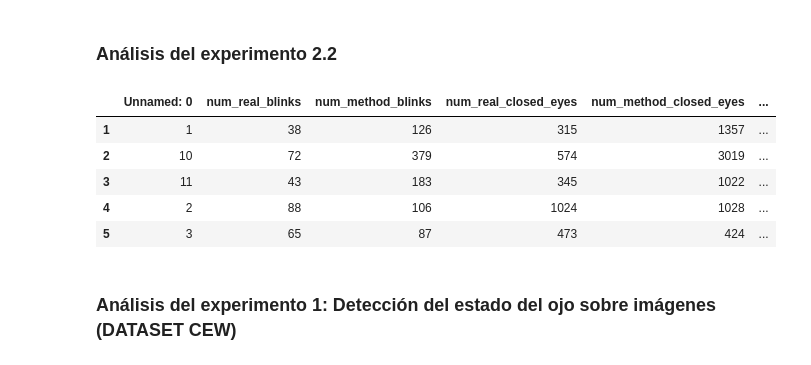
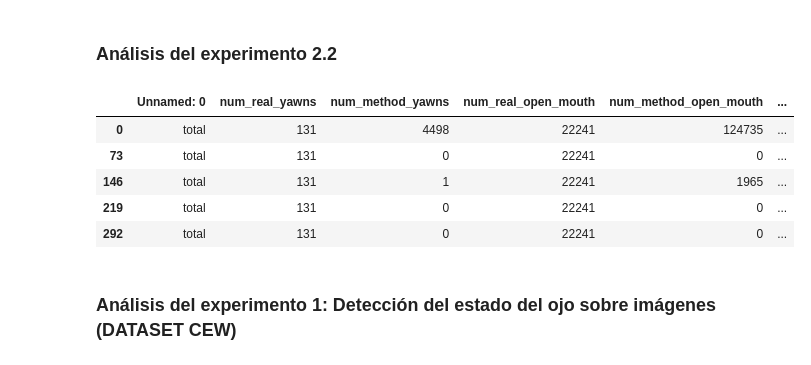
Before and after one commit to vidyc/Driver-Drowsiness-Detection-TFG, a Jupyter notebook: analisis_experimentos.ipynb, the cells around one changed output. Cells and saved outputs as stored; diff of their text form; code cells hidden in the pictures.

```diff
--- a/analisis_experimentos.ipynb
+++ b/analisis_experimentos.ipynb
@@ -194,17 +190,20 @@ plot.show()
 ### Análisis del experimento 2.2
 # %%
 experiment2_df = (
-    pd.read_csv("experiment2_dynamic2.csv").fillna(0)
+    pd.read_csv("experiment5_dynamic2.csv").fillna(0)
+
+        # pd.concat([pd.read_csv("experiment5_grayzone.csv").fillna(0),
+        #        pd.read_csv("experiment5_grayzone_extended.csv")])
 )
-experiment2_df = experiment2_df[experiment2_df["Unnamed: 0"] != "total"]
+experiment2_df = experiment2_df[experiment2_df["Unnamed: 0"] == "total"]
 experiment2_df.head()
 # %% [output]
-|  | Unnamed: 0 | num_real_blinks | num_method_blinks | num_real_closed_eyes | num_method_closed_eyes | ... |
-| 1 | 1 | 38 | 126 | 315 | 1357 | ... |
-| 2 | 10 | 72 | 379 | 574 | 3019 | ... |
-| 3 | 11 | 43 | 183 | 345 | 1022 | ... |
-| 4 | 2 | 88 | 106 | 1024 | 1028 | ... |
-| 5 | 3 | 65 | 87 | 473 | 424 | ... |
+|  | Unnamed: 0 | num_real_yawns | num_method_yawns | num_real_open_mouth | num_method_open_mouth | ... |
+| 0 | total | 131 | 4498 | 22241 | 124735 | ... |
+| 73 | total | 131 | 0 | 22241 | 0 | ... |
+| 146 | total | 131 | 1 | 22241 | 1965 | ... |
+| 219 | total | 131 | 0 | 22241 | 0 | ... |
+| 292 | total | 131 | 0 | 22241 | 0 | ... |
 # %%
 method_list = list(experiment2_df["method"].unique())
 method_df_list = []
```
Also changed, not shown: parts of 7 cells of this notebook, 8 other files.
